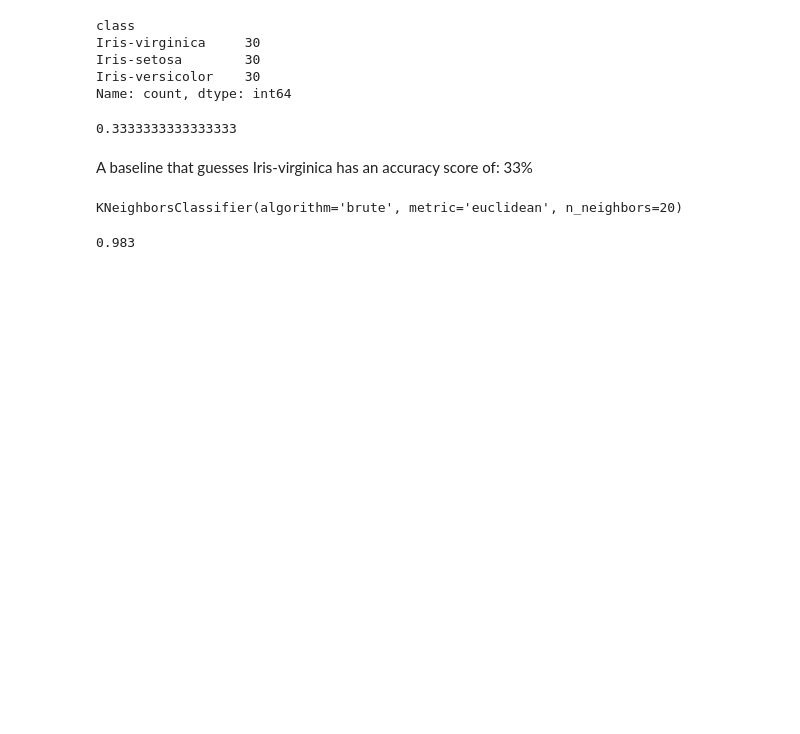
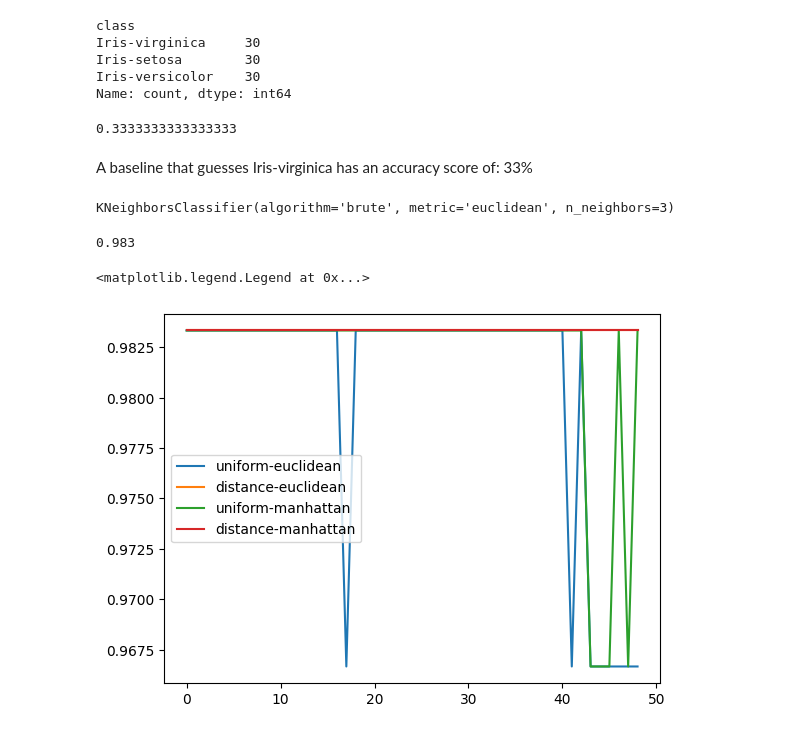
Before and after one commit to Timson1235/clouddocker, a Jupyter notebook: machine_learning/knn/iris_knn.ipynb, the cells around one changed output. Cells and saved outputs as stored; diff of their text form; code cells hidden in the pictures; blank space fills up the shorter version.

```diff
--- a/machine_learning/knn/iris_knn.ipynb
+++ b/machine_learning/knn/iris_knn.ipynb
@@ -91,14 +91,14 @@ A baseline that guesses Iris-virginica has an accuracy score of: 33%
 # %%
 # Lets start with an arbitrary choice of parameters
 from sklearn import neighbors
-clf = neighbors.KNeighborsClassifier(20,
+clf = neighbors.KNeighborsClassifier(3,
     weights='uniform',
     metric="euclidean", algorithm="brute")
 
 # Train the classifier
 clf.fit(X_train, y_train)
 # %% [output]
-KNeighborsClassifier(algorithm='brute', metric='euclidean', n_neighbors=20)
+KNeighborsClassifier(algorithm='brute', metric='euclidean', n_neighbors=3)
 # %%
 y_test_pred = clf.predict(X_test)
 # %%
@@ -106,3 +106,32 @@ from sklearn import metrics
 round(metrics.accuracy_score(y_test, y_test_pred),3)
 # %% [output]
 0.983
+# %%
+def get_acc(k, voting, metric):
+    clf = neighbors.KNeighborsClassifier(k, weights=voting, metric=metric, algorithm="brute")
+    clf.fit(X_train, y_train)
+    y_test_pred = clf.predict(X_test)
+    acc=metrics.accuracy_score(y_test, y_test_pred)
+    #print(k, voting, round(acc, 3))
+    return acc
+
+
+uniform_euclidean_acc=[]
+distance_euclidean_acc=[]
+uniform_manhattan_acc=[]
+distance_manhattan_acc=[]
+for k in range(1,50):
+    uniform_euclidean_acc.append(get_acc(k, 'uniform', 'euclidean'))
+    distance_euclidean_acc.append(get_acc(k, 'distance', 'euclidean'))
+    uniform_manhattan_acc.append(get_acc(k, 'uniform', 'manhattan'))
+    distance_manhattan_acc.append(get_acc(k, 'distance', 'manhattan'))
+# %%
+import matplotlib.pyplot as plt
+plt.plot(range(49), uniform_euclidean_acc, label='uniform-euclidean')
+plt.plot(range(49), distance_euclidean_acc, label='distance-euclidean')
+plt.plot(range(49), uniform_manhattan_acc, label='uniform-manhattan')
+plt.plot(range(49), distance_manhattan_acc, label='distance-manhattan')
+plt.legend()
+# %% [output]
+<matplotlib.legend.Legend at 0x...>
+[figure, added]
```
Also changed, not shown: 4 other files.
